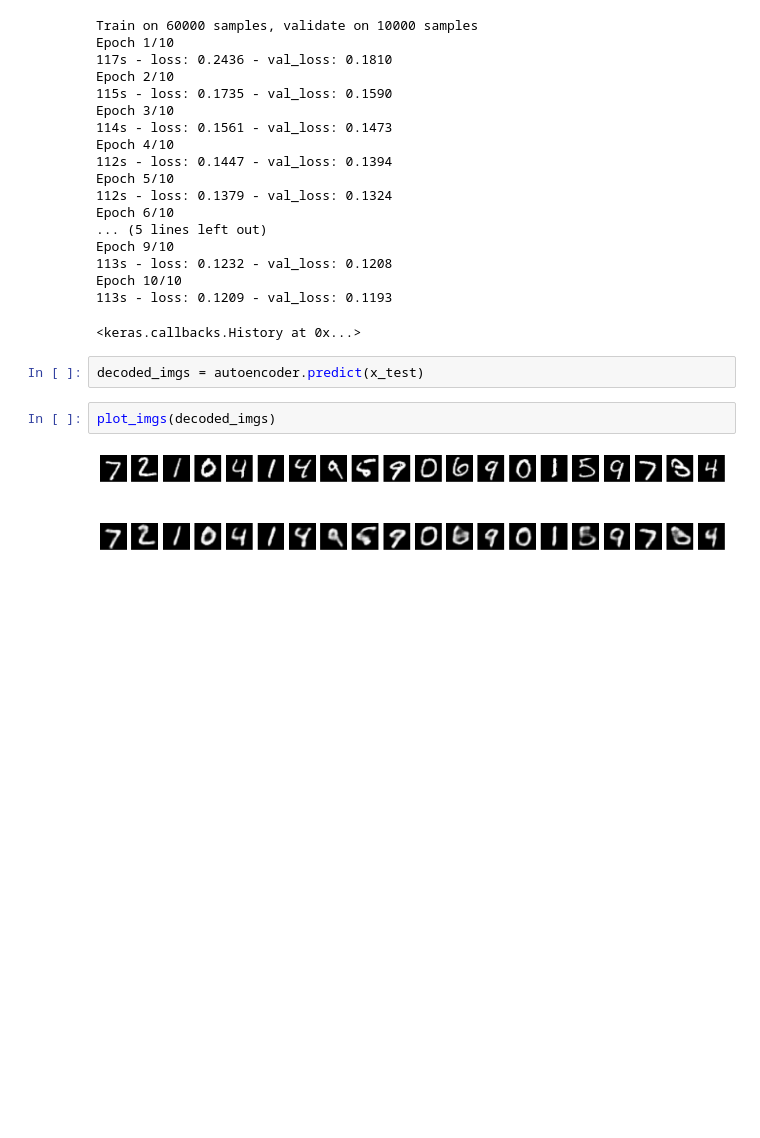
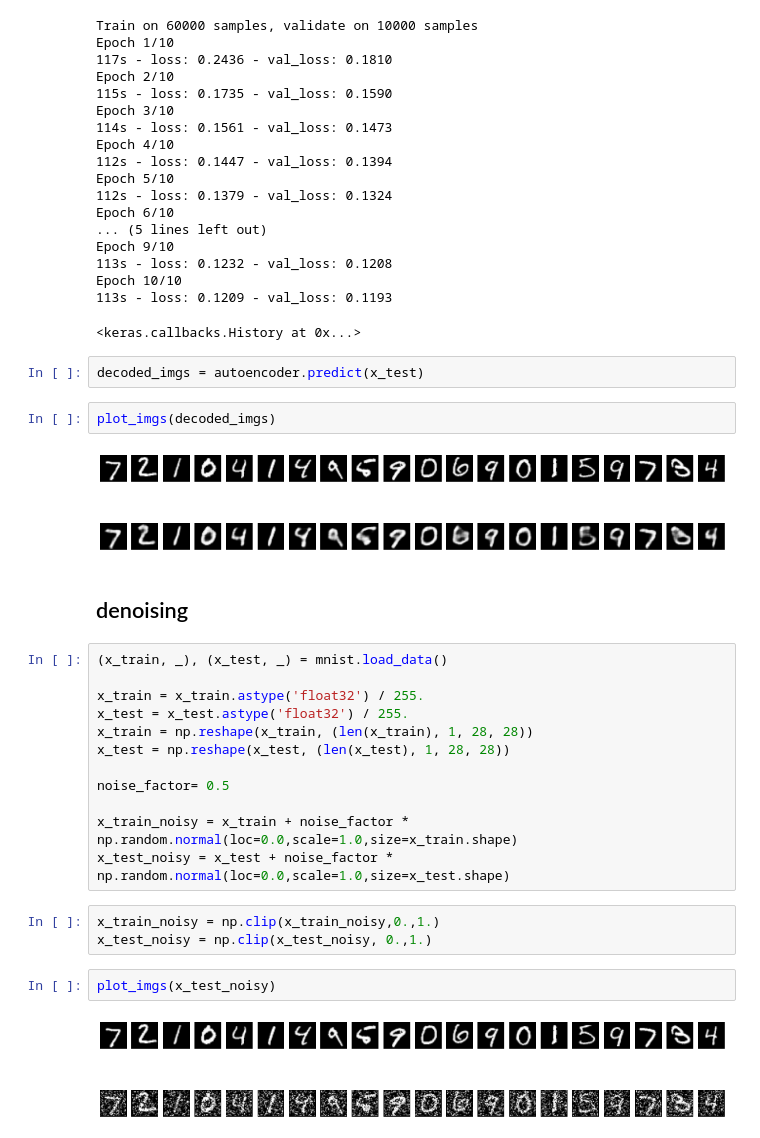
Before and after one commit to queirozfcom/auto-tagger, a Jupyter notebook: notebooks/Sandbox/Building_Autoencoders_in_Keras.ipynb, the cells around one changed output. Cells and saved outputs as stored; diff of their text form; blank space fills up the shorter version.

```diff
--- a/notebooks/Sandbox/Building_Autoencoders_in_Keras.ipynb
+++ b/notebooks/Sandbox/Building_Autoencoders_in_Keras.ipynb
@@ -280,3 +280,24 @@ decoded_imgs = autoencoder.predict(x_test)
 plot_imgs(decoded_imgs)
 # %% [output]
 [figure]
+# %% [markdown]
+## denoising
+# %%
+(x_train, _), (x_test, _) = mnist.load_data()
+
+x_train = x_train.astype('float32') / 255.
+x_test = x_test.astype('float32') / 255.
+x_train = np.reshape(x_train, (len(x_train), 1, 28, 28))
+x_test = np.reshape(x_test, (len(x_test), 1, 28, 28))
+
+noise_factor= 0.5
+
+x_train_noisy = x_train + noise_factor * np.random.normal(loc=0.0,scale=1.0,size=x_train.shape)
+x_test_noisy = x_test + noise_factor * np.random.normal(loc=0.0,scale=1.0,size=x_test.shape)
+# %%
+x_train_noisy = np.clip(x_train_noisy,0.,1.)
+x_test_noisy = np.clip(x_test_noisy, 0.,1.)
+# %%
+plot_imgs(x_test_noisy)
+# %% [output]
+[figure, added]
```
Also changed, not shown: parts of 1 cell of this notebook.
